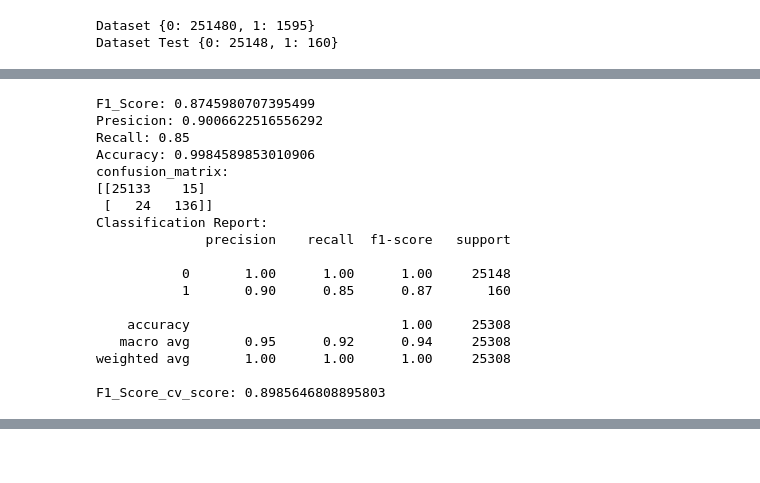
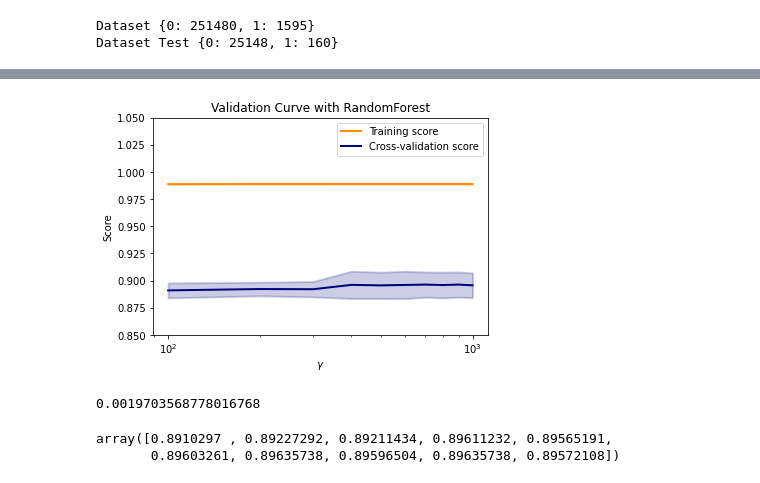
Before and after one commit to mahditoobaee/geopattern_collaboration, a Jupyter notebook: Analytic pipeline.ipynb, the cells around one changed output, grey strips where cells are left out. Drawn from its saved outputs; the diff is of its cells as text; code cells hidden in the pictures; blank space fills up the shorter version.

```diff
--- a/Analytic pipeline.ipynb
+++ b/Analytic pipeline.ipynb
@@ -287,44 +360,0 @@ print ('Best Score', rnd_srch_model.best_score_)
-# %%
-# Best parameter result control
-
-rnd_best = RandomForestClassifier(random_state = 123, n_jobs = -1,
-                                       n_estimators = 500,
-                                       min_samples_split = 2,
-                                       min_samples_leaf = 1,
-                                       max_features = 'auto',
-                                       max_depth = 90,
-                                       bootstrap = True)
-
-rnd_best.fit(X_train, y_train)
-y_pred_best = rnd_best.predict(X_test)
-print ('F1_Score:', f1_score(y_test, y_pred_best))
-print ('Presicion:' , precision_score(y_test, y_pred_best))
-print ('Recall:' , recall_score(y_test, y_pred_best))
-print ('Accuracy:', accuracy_score(y_test, y_pred_best))
-print ('confusion_matrix:')
-print (confusion_matrix(y_test, y_pred_best))
-print ('Classification Report:')
-print (classification_report(y_test, y_pred_best))
-
-rfc_cv_score = cross_val_score(rnd_best, X_train, y_train, cv = skf, scoring = 'f1')
-
-print ('F1_Score_cv_score:', rfc_cv_score.mean())
-# %% [output]
-F1_Score: 0.8745980707395499
-Presicion: 0.9006622516556292
-Recall: 0.85
-Accuracy: 0.9984589853010906
-confusion_matrix:
-[[25133    15]
- [   24   136]]
-Classification Report:
-              precision    recall  f1-score   support
-
-           0       1.00      1.00      1.00     25148
-           1       0.90      0.85      0.87       160
-
-    accuracy                           1.00     25308
-   macro avg       0.95      0.92      0.94     25308
-weighted avg       1.00      1.00      1.00     25308
-
-F1_Score_cv_score: 0.8985646808895803
@@ -409,14 +361,14 @@ for pipe in pipes:
 # %%
 # Validation curve - n_estimators
 
-param_range = [int(x) for x in np.linspace(start = 100, stop = 2000, num = 20)]
+param_range = [int(x) for x in np.linspace(start = 100, stop = 1000, num = 10)]
 
-skf = StratifiedKFold(n_splits = 5)
+skf = StratifiedKFold(n_splits = 3)
 
 train_scores, test_scores = validation_curve(rnd, X_train, y_train,
                            param_name = 'n_estimators',
                            param_range = param_range,
-                           cv = skf, n_jobs = 6, verbose = 10, scoring = 'f1')
+                           cv = skf, n_jobs = -1, verbose = 30, scoring = 'f1')
 
 train_scores_mean = np.mean(train_scores, axis=1)
 train_scores_std = np.std(train_scores, axis=1)
@@ -426,7 +378,7 @@ test_scores_std = np.std(test_scores, axis=1)
 plt.title("Validation Curve with RandomForest")
 plt.xlabel(r"$\gamma$")
 plt.ylabel("Score")
-plt.ylim(.88, .99)
+plt.ylim(.85, 1.05)
 
 lw = 2
 plt.semilogx(param_range, train_scores_mean, label="Training score",
@@ -442,4 +394,5 @@ plt.fill_between(param_range, test_scores_mean - test_scores_std,
 plt.legend(loc="best")
 plt.show()
 
-# result : n_estimators with maximum f1 score is 300
+test_scores_mean
+# %% [output]
@@ -446,3 +415,10 @@ plt.show()
+[figure, added]
+# %%
+print(np.std(test_scores_mean))
+# %% [output]
+0.0019703568778016768
+array([0.8910297 , 0.89227292, 0.89211434, 0.89611232, 0.89565191,
+       0.89603261, 0.89635738, 0.89596504, 0.89635738, 0.89572108])
 # %%
 # Validation curve - max_depth
 
```
Also changed, not shown: parts of 21 cells of this notebook.
